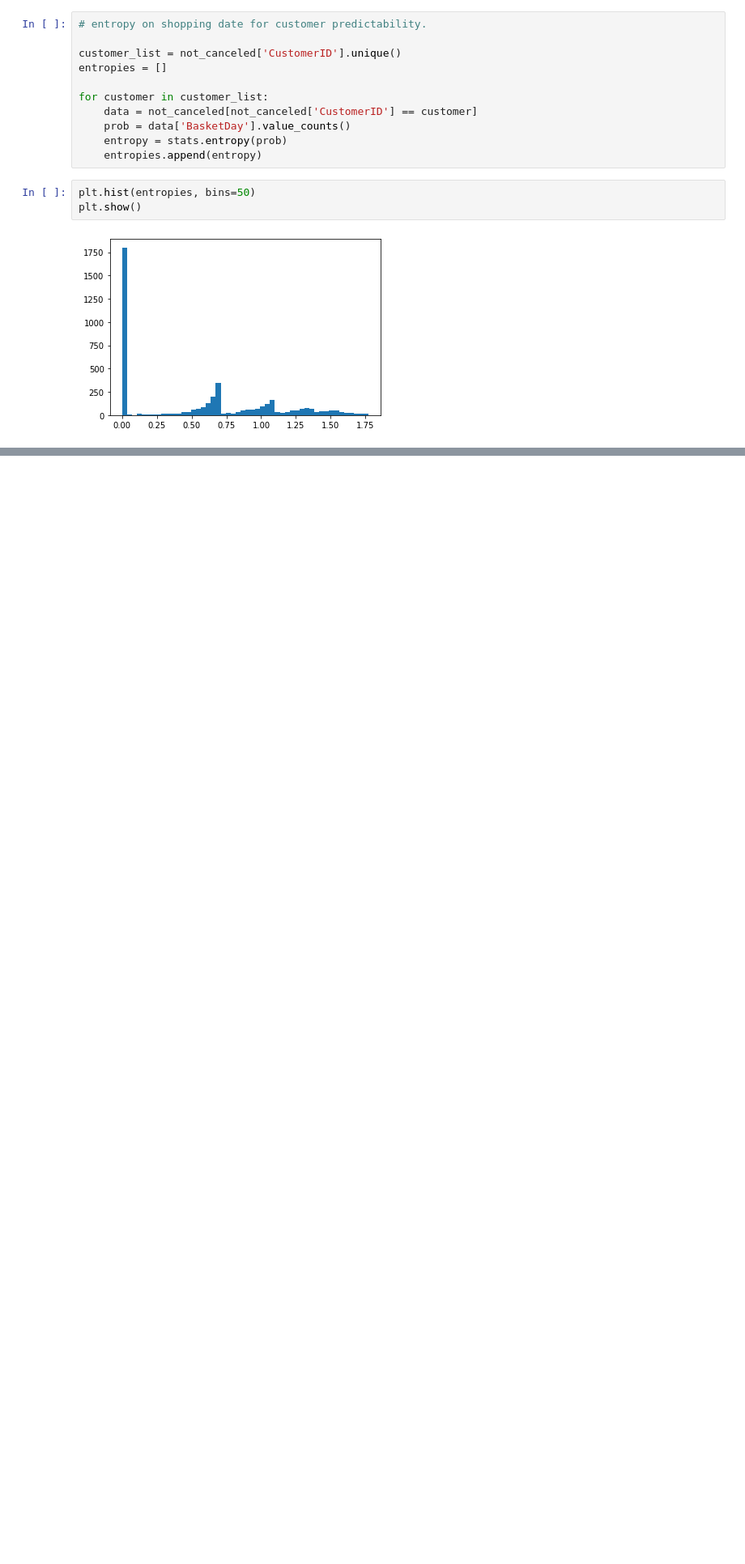
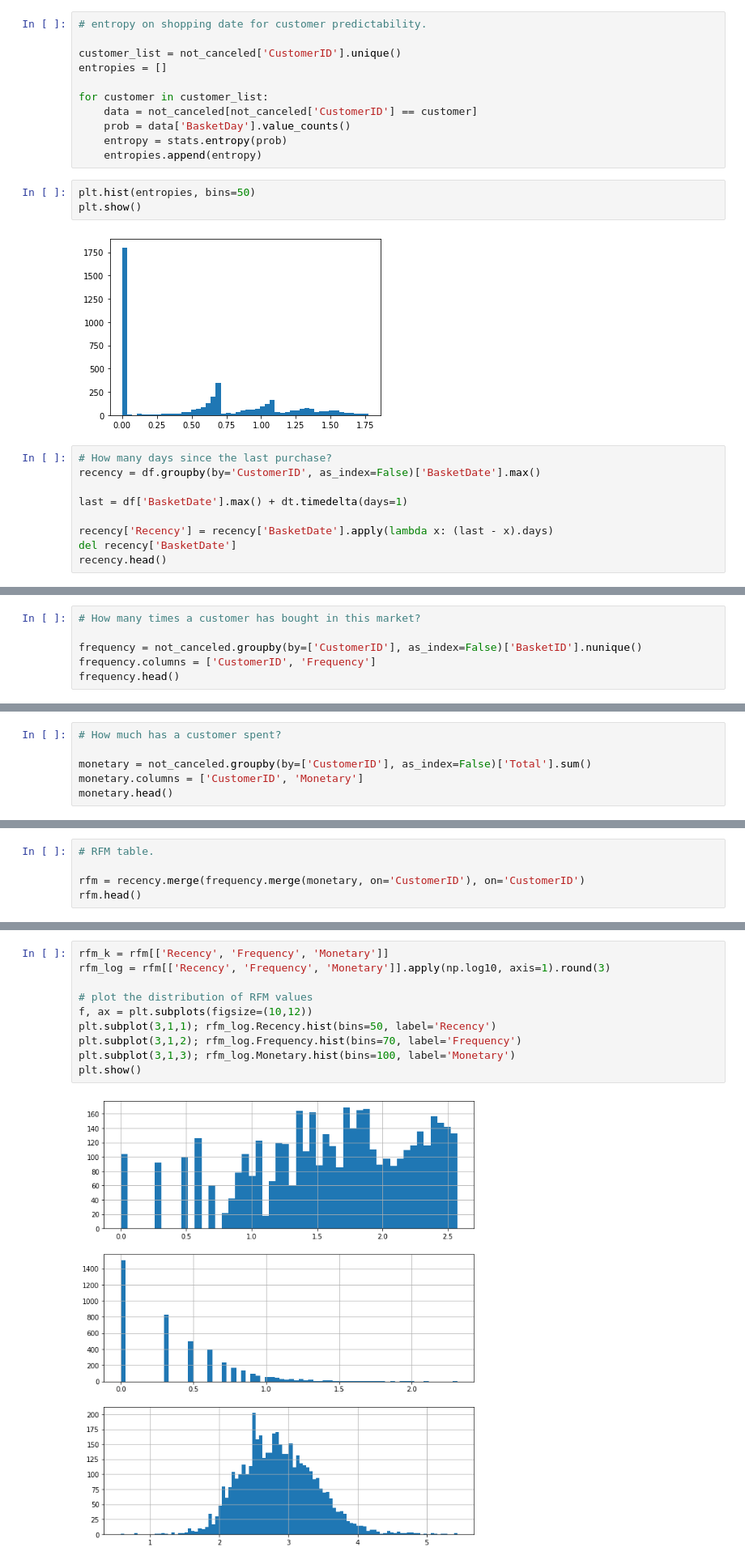
Before and after one commit to michelezoncheddu/data-mining-project, a Jupyter notebook: customers.ipynb, the cells around one changed output, grey strips where cells are left out. Shown: that part at 81% size. Saved outputs shown, nothing was run; the diff lists cells and outputs as text; blank space fills up the shorter version.

```diff
--- a/customers.ipynb
+++ b/customers.ipynb
@@ -310,3 +312,12 @@ plt.hist(entropies, bins=50)
 plt.show()
 # %% [output]
 [figure]
+# %%
+# How many days since the last purchase?
+recency = df.groupby(by='CustomerID', as_index=False)['BasketDate'].max()
+
+last = df['BasketDate'].max() + dt.timedelta(days=1)
+
+recency['Recency'] = recency['BasketDate'].apply(lambda x: (last - x).days)
+del recency['BasketDate']
+recency.head()
@@ -312,0 +331,6 @@ plt.show()
+# %%
+# How many times a customer has bought in this market?
+
+frequency = not_canceled.groupby(by=['CustomerID'], as_index=False)['BasketID'].nunique()
+frequency.columns = ['CustomerID', 'Frequency']
+frequency.head()
@@ -312,0 +344,6 @@ plt.show()
+# %%
+# How much has a customer spent?
+
+monetary = not_canceled.groupby(by=['CustomerID'], as_index=False)['Total'].sum()
+monetary.columns = ['CustomerID', 'Monetary']
+monetary.head()
@@ -312,0 +357,5 @@ plt.show()
+# %%
+# RFM table.
+
+rfm = recency.merge(frequency.merge(monetary, on='CustomerID'), on='CustomerID')
+rfm.head()
@@ -312,0 +382,12 @@ plt.show()
+# %%
+rfm_k = rfm[['Recency', 'Frequency', 'Monetary']]
+rfm_log = rfm[['Recency', 'Frequency', 'Monetary']].apply(np.log10, axis=1).round(3)
+
+# plot the distribution of RFM values
+f, ax = plt.subplots(figsize=(10,12))
+plt.subplot(3,1,1); rfm_log.Recency.hist(bins=50, label='Recency')
+plt.subplot(3,1,2); rfm_log.Frequency.hist(bins=70, label='Frequency')
+plt.subplot(3,1,3); rfm_log.Monetary.hist(bins=100, label='Monetary')
+plt.show()
+# %% [output]
+[figure, added]
```
Also changed, not shown: parts of 12 cells of this notebook.
